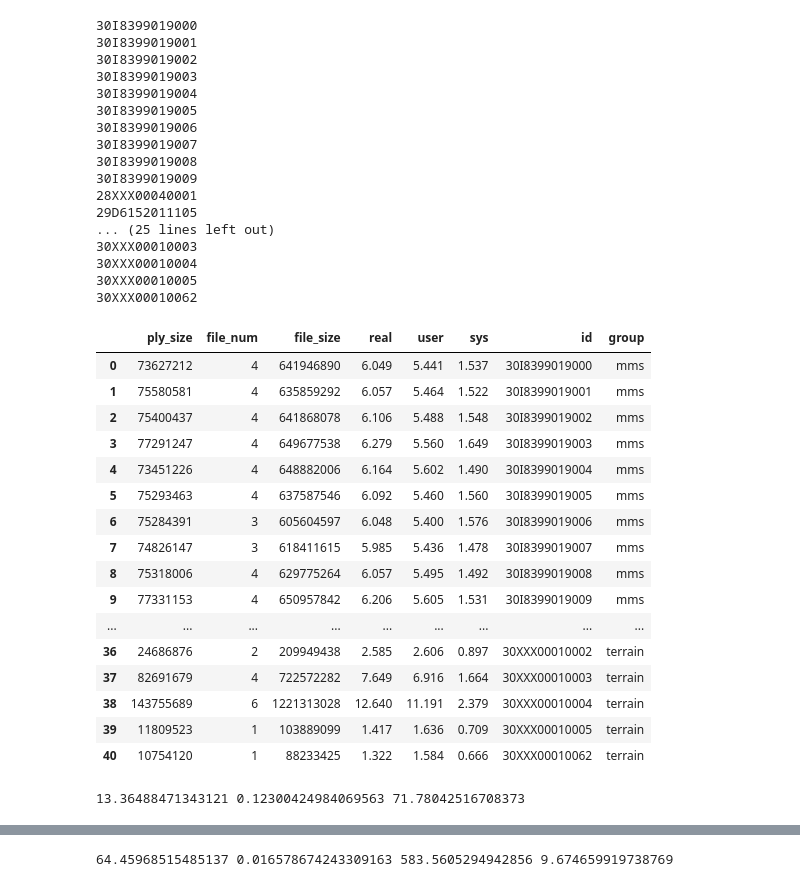
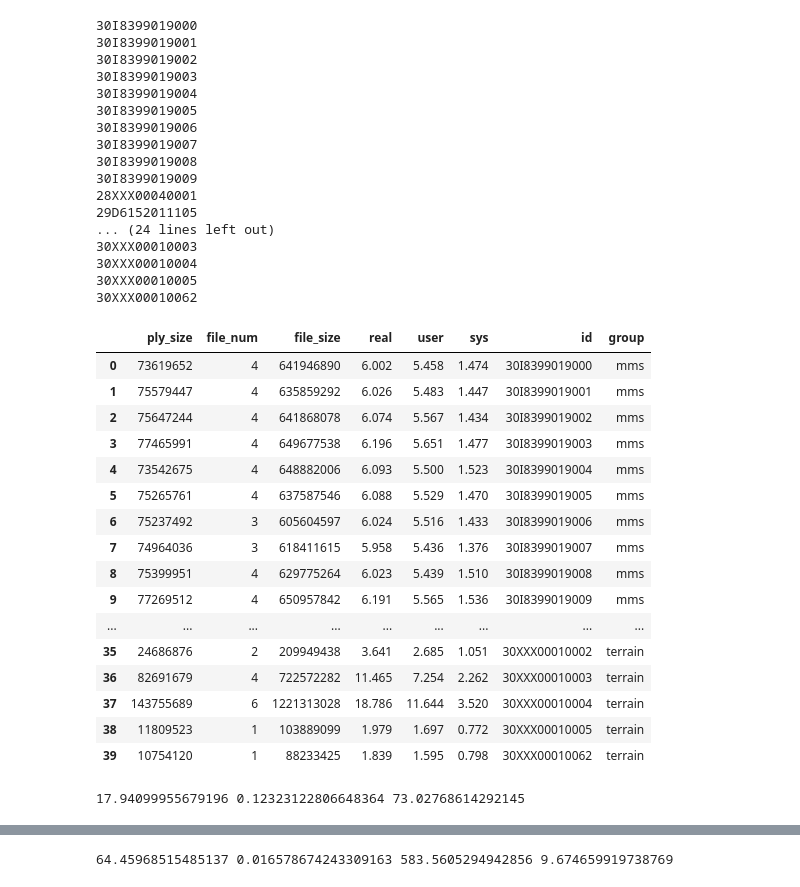
Before and after one commit to sekilab/lastomesh, a Jupyter notebook: notebooks/benchmarks.ipynb, the cells around one changed output, grey strips where cells are left out. Saved outputs shown, nothing was run; the diff lists cells and outputs as text; code cells hidden in the pictures.

```diff
--- a/notebooks/benchmarks.ipynb
+++ b/notebooks/benchmarks.ipynb
@@ -130,14 +130,13 @@ target_projects = {
         '28XXX00040001',
         '29D6152011105',
         '29K2033011103',
+        '29K2461011102',
         '29K3481011101',
         '29W9350011101',
         '30D0230011102',
         '30D0721011102',
         '30D3703011102',
         '30D7318011101',
-        '30K2664011102',
-        '31K2650011102',
     ],
     'building': [
         '01R0107011318',
@@ -185,50 +184,50 @@ for group, target_ids in target_projects.items():
         fstat = file_stat(las_files)
 
         ply_files = list(glob.glob(os.path.join(base_dir, benchmark_dir, 'pcd-{}.ply'.format(id))))
         fstat_ply = file_stat(ply_files)
 
         # 結果まとめる
         record = dict(ply_size=fstat_ply['file_size'], **fstat, **elapsed, id=id, group=group)
         # print(record)
         downsampling.append(record)
 
 df_downsampling = pd.DataFrame(downsampling)
 df_downsampling
 # %% [output]
 30I8399019000
 30I8399019001
 30I8399019002
 30I8399019003
 30I8399019004
 30I8399019005
 30I8399019006
 30I8399019007
 30I8399019008
 30I8399019009
 28XXX00040001
 29D6152011105
-... (25 lines left out)
+... (24 lines left out)
 30XXX00010003
 30XXX00010004
 30XXX00010005
 30XXX00010062
 |  | ply_size | file_num | file_size | real | user | sys | id | group |
-| 0 | 73627212 | 4 | 641946890 | 6.049 | 5.441 | 1.537 | 30I8399019000 | mms |
-| 1 | 75580581 | 4 | 635859292 | 6.057 | 5.464 | 1.522 | 30I8399019001 | mms |
-| 2 | 75400437 | 4 | 641868078 | 6.106 | 5.488 | 1.548 | 30I8399019002 | mms |
-| 3 | 77291247 | 4 | 649677538 | 6.279 | 5.560 | 1.649 | 30I8399019003 | mms |
-| 4 | 73451226 | 4 | 648882006 | 6.164 | 5.602 | 1.490 | 30I8399019004 | mms |
-| 5 | 75293463 | 4 | 637587546 | 6.092 | 5.460 | 1.560 | 30I8399019005 | mms |
-| 6 | 75284391 | 3 | 605604597 | 6.048 | 5.400 | 1.576 | 30I8399019006 | mms |
-| 7 | 74826147 | 3 | 618411615 | 5.985 | 5.436 | 1.478 | 30I8399019007 | mms |
-| 8 | 75318006 | 4 | 629775264 | 6.057 | 5.495 | 1.492 | 30I8399019008 | mms |
-| 9 | 77331153 | 4 | 650957842 | 6.206 | 5.605 | 1.531 | 30I8399019009 | mms |
+| 0 | 73619652 | 4 | 641946890 | 6.002 | 5.458 | 1.474 | 30I8399019000 | mms |
+| 1 | 75579447 | 4 | 635859292 | 6.026 | 5.483 | 1.447 | 30I8399019001 | mms |
+| 2 | 75647244 | 4 | 641868078 | 6.074 | 5.567 | 1.434 | 30I8399019002 | mms |
+| 3 | 77465991 | 4 | 649677538 | 6.196 | 5.651 | 1.477 | 30I8399019003 | mms |
+| 4 | 73542675 | 4 | 648882006 | 6.093 | 5.500 | 1.523 | 30I8399019004 | mms |
+| 5 | 75265761 | 4 | 637587546 | 6.088 | 5.529 | 1.470 | 30I8399019005 | mms |
+| 6 | 75237492 | 3 | 605604597 | 6.024 | 5.516 | 1.433 | 30I8399019006 | mms |
+| 7 | 74964036 | 3 | 618411615 | 5.958 | 5.436 | 1.376 | 30I8399019007 | mms |
+| 8 | 75399951 | 4 | 629775264 | 6.023 | 5.439 | 1.510 | 30I8399019008 | mms |
+| 9 | 77269512 | 4 | 650957842 | 6.191 | 5.565 | 1.536 | 30I8399019009 | mms |
 | ... | ... | ... | ... | ... | ... | ... | ... | ... |
-| 36 | 24686876 | 2 | 209949438 | 2.585 | 2.606 | 0.897 | 30XXX00010002 | terrain |
-| 37 | 82691679 | 4 | 722572282 | 7.649 | 6.916 | 1.664 | 30XXX00010003 | terrain |
-| 38 | 143755689 | 6 | 1221313028 | 12.640 | 11.191 | 2.379 | 30XXX00010004 | terrain |
-| 39 | 11809523 | 1 | 103889099 | 1.417 | 1.636 | 0.709 | 30XXX00010005 | terrain |
-| 40 | 10754120 | 1 | 88233425 | 1.322 | 1.584 | 0.666 | 30XXX00010062 | terrain |
+| 35 | 24686876 | 2 | 209949438 | 3.641 | 2.685 | 1.051 | 30XXX00010002 | terrain |
+| 36 | 82691679 | 4 | 722572282 | 11.465 | 7.254 | 2.262 | 30XXX00010003 | terrain |
+| 37 | 143755689 | 6 | 1221313028 | 18.786 | 11.644 | 3.520 | 30XXX00010004 | terrain |
+| 38 | 11809523 | 1 | 103889099 | 1.979 | 1.697 | 0.772 | 30XXX00010005 | terrain |
+| 39 | 10754120 | 1 | 88233425 | 1.839 | 1.595 | 0.798 | 30XXX00010062 | terrain |
 # %%
 downsampling_mean = df_downsampling.mean()
 downsampling_sum = df_downsampling.sum()
@@ -237,7 +236,7 @@ reduce_ratio = downsampling_sum['ply_size'] / downsampling_sum['file_size']
 elapsed_per_1gb = downsampling_sum['real'] / (downsampling_sum['file_size'] / 1024**3 )
 print(elapsed_per_1gb, reduce_ratio, downsampling_sum['ply_size'] / 1024**2 / 40)
 # %% [output]
-13.36488471343121 0.12300424984069563 71.78042516708373
+17.94099955679196 0.12323122806648364 73.02768614292145
 # %%
 df_downsampling['file_size_mb'] = df_downsampling['file_size'] / 1024**2
 df_downsampling['ply_size_mb'] = df_downsampling['ply_size'] / 1024**2
```
Also changed, not shown: parts of 3 cells of this notebook, 1 other file.
